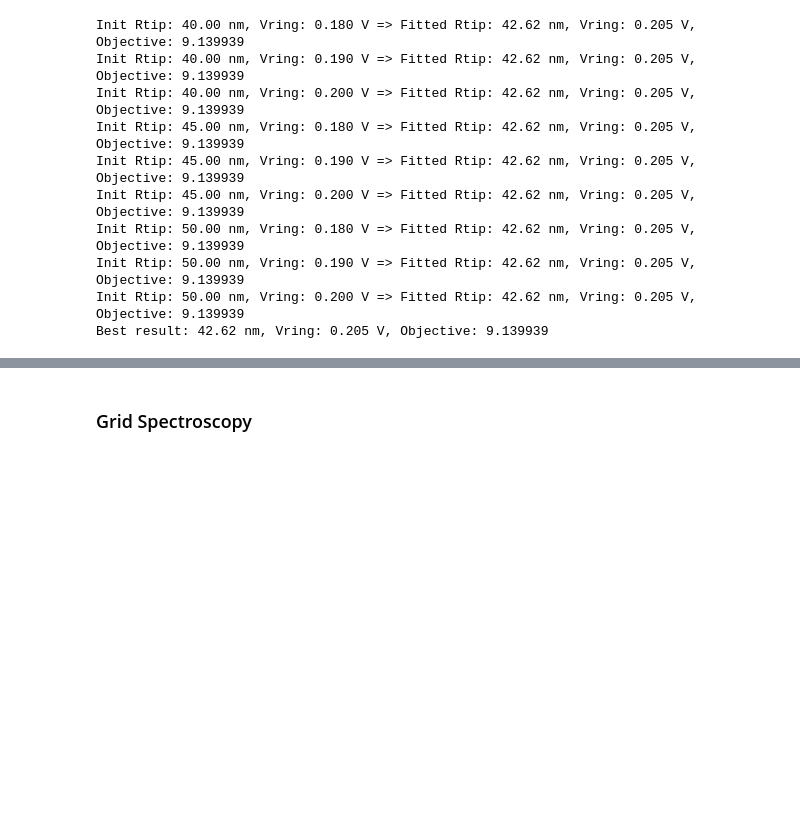
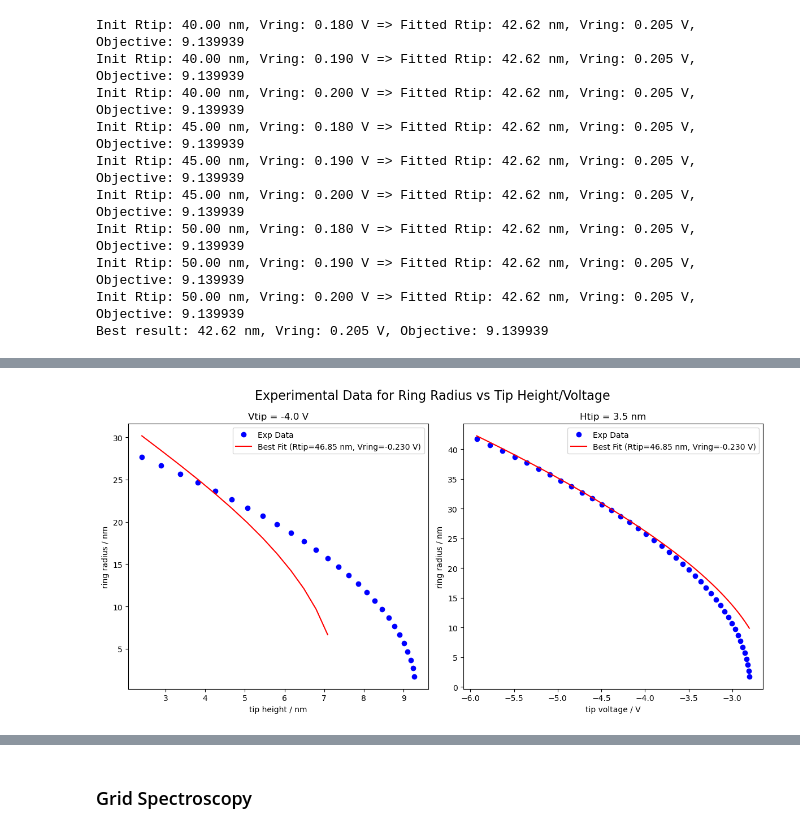
Before and after one commit to Mizuki-OHASHI/charge-ring, a Jupyter notebook: NGSpy/example.ipynb, the cells around one changed output, grey strips where cells are left out. Drawn from its saved outputs; the diff is of its cells as text; code cells hidden in the pictures; blank space fills up the shorter version.

```diff
--- a/NGSpy/example.ipynb
+++ b/NGSpy/example.ipynb
@@ -247,3 +261,22 @@ Warning: Vring=0.1050008628288586 is outside potential range [0.105, 0.157]
+# %%
+fig, axes = plt.subplots(1, 2, figsize=(12, 6))
+axes[0].plot(r_Htip_neg[:, 0], r_Htip_neg[:, 1], 'bo', label='Exp Data')
+axes[0].plot(r_Htip_neg[:, 0], best_r_Htip_neg, 'r-', label=f"Best Fit (Rtip={Rtip_opt_neg:.2f} nm, Vring={Vring_opt_neg:.3f} V)")
+axes[0].set_xlabel("tip height / nm")
+axes[0].set_ylabel("ring radius / nm")
+axes[0].set_title(f"Vtip = {Vtip_fixed_neg} V")
+axes[0].legend()
+axes[1].plot(r_Vtip_neg[:, 0], r_Vtip_neg[:, 1], 'bo', label='Exp Data')
+axes[1].plot(r_Vtip_neg[:, 0], best_r_Vtip_neg, 'r-', label=f"Best Fit (Rtip={Rtip_opt_neg:.2f} nm, Vring={Vring_opt_neg:.3f} V)")
+axes[1].set_xlabel("tip voltage / V")
+axes[1].set_ylabel("ring radius / nm")
+axes[1].set_title(f"Htip = {Htip_fixed_neg} nm")
+axes[1].legend()
+fig.suptitle("Experimental Data for Ring Radius vs Tip Height/Voltage", fontsize=16)
+plt.tight_layout()
+plt.show()
+# %% [output]
+[figure, added]
 # %%
 fig, axes = plt.subplots(2, 2, figsize=(12, 10))
 axes[0, 0].plot(r_Htip_pos[:, 0], r_Htip_pos[:, 1], 'bo', label='Exp Data')
```
Also changed, not shown: parts of 6 cells of this notebook, 6 other files.
